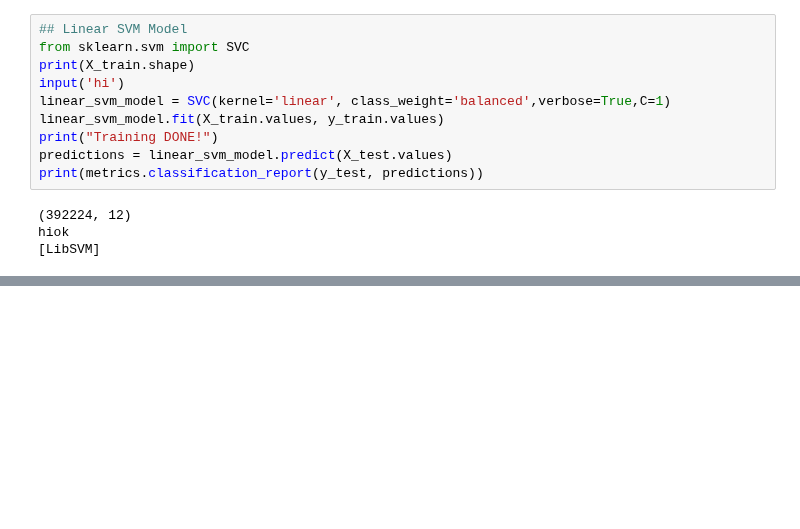
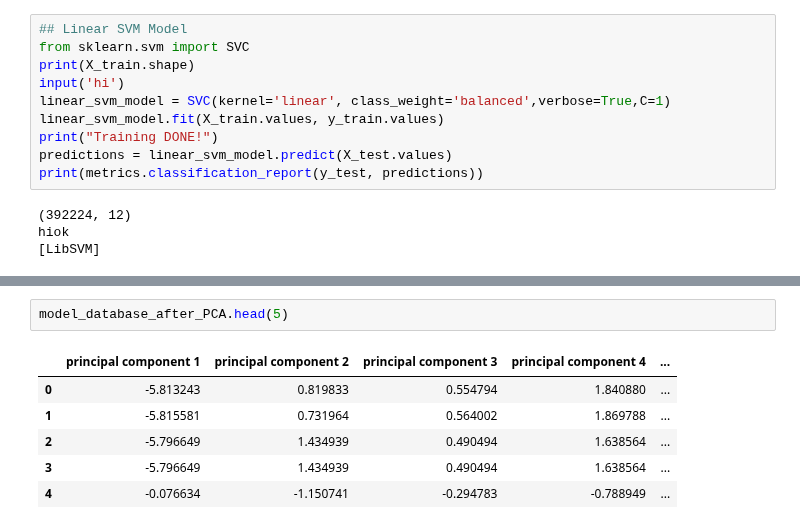
Before and after one commit to guyazov/DS_Workshop, a Jupyter notebook: Project.ipynb, the cells around one changed output, grey strips where cells are left out. Saved outputs shown, nothing was run; the diff lists cells and outputs as text; blank space fills up the shorter version.

```diff
--- a/Project.ipynb
+++ b/Project.ipynb
@@ -662,0 +671,9 @@ TypeError: append() takes exactly one argument (2 given)
+# %%
+model_database_after_PCA.head(5)
+# %% [output]
+|  | principal component 1 | principal component 2 | principal component 3 | principal component 4 | ... |
+| 0 | -5.813243 | 0.819833 | 0.554794 | 1.840880 | ... |
+| 1 | -5.815581 | 0.731964 | 0.564002 | 1.869788 | ... |
+| 2 | -5.796649 | 1.434939 | 0.490494 | 1.638564 | ... |
+| 3 | -5.796649 | 1.434939 | 0.490494 | 1.638564 | ... |
+| 4 | -0.076634 | -1.150741 | -0.294783 | -0.788949 | ... |
```
Also changed, not shown: parts of 9 cells of this notebook, 1 other file.
